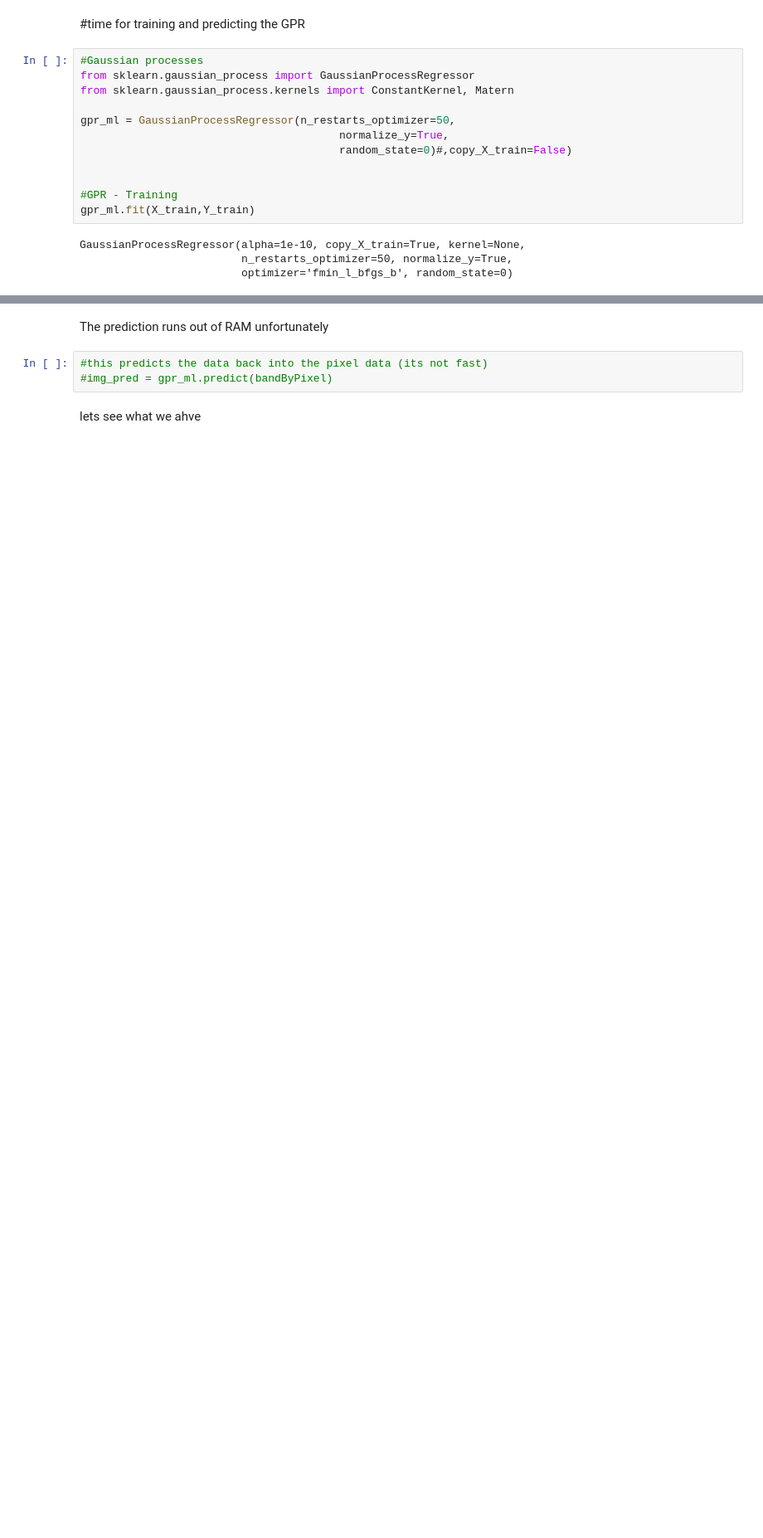
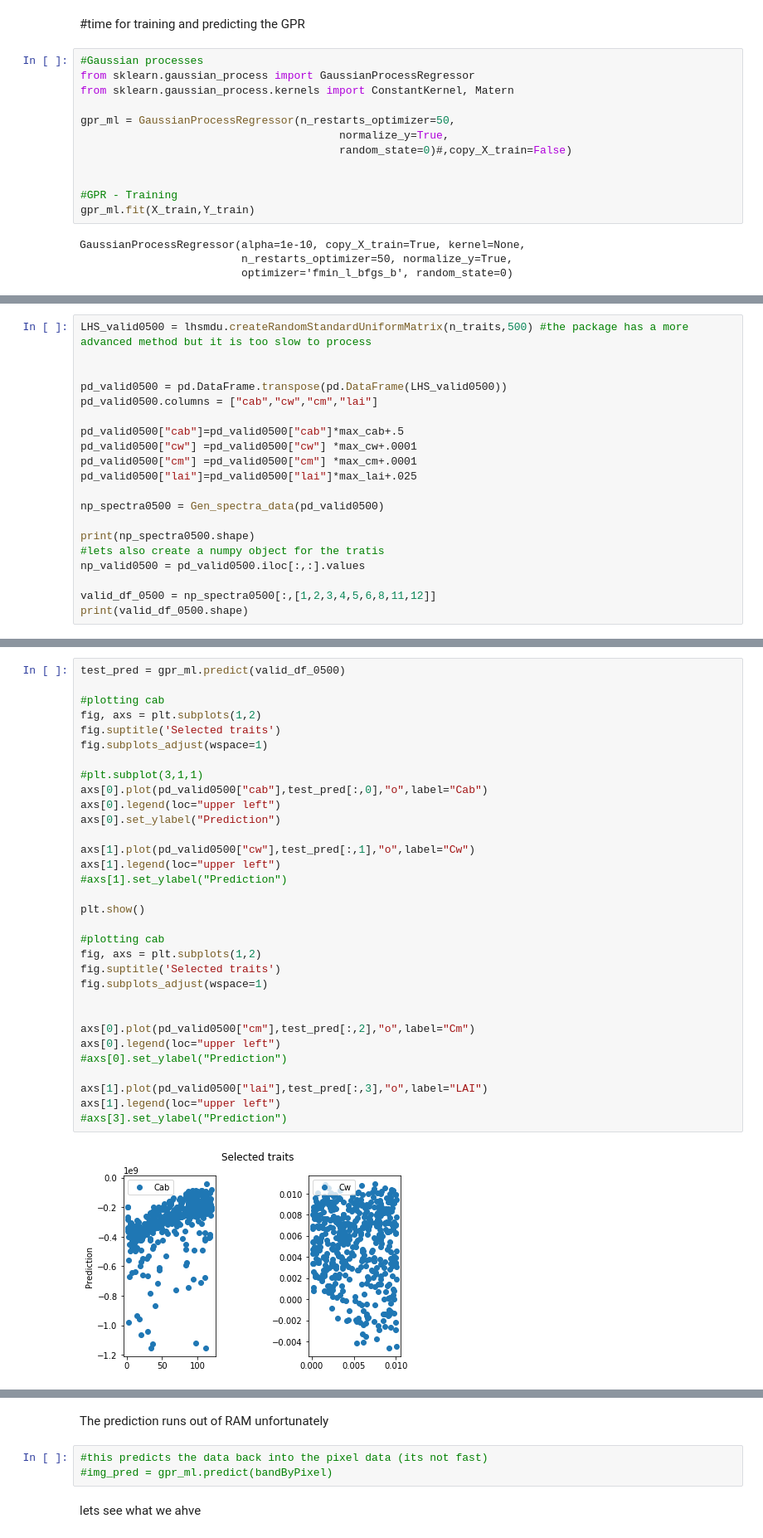
Before and after one commit to nunocesarsa/GoogleColab_public, a Jupyter notebook: RTM_ML_Predicting_a_raster_downloaded_from_GEE.ipynb, the cells around one changed output, grey strips where cells are left out. Shown at 83% size. Cells and saved outputs as stored; diff of their text form; blank space fills up the shorter version.

```diff
--- a/RTM_ML_Predicting_a_raster_downloaded_from_GEE.ipynb
+++ b/RTM_ML_Predicting_a_raster_downloaded_from_GEE.ipynb
@@ -463,0 +574,20 @@ GaussianProcessRegressor(alpha=1e-10, copy_X_train=True, kernel=None,
+# %%
+LHS_valid0500 = lhsmdu.createRandomStandardUniformMatrix(n_traits,500) #the package has a more advanced method but it is too slow to process
+
+
+pd_valid0500 = pd.DataFrame.transpose(pd.DataFrame(LHS_valid0500))
+pd_valid0500.columns = ["cab","cw","cm","lai"]
+
+pd_valid0500["cab"]=pd_valid0500["cab"]*max_cab+.5
+pd_valid0500["cw"] =pd_valid0500["cw"] *max_cw+.0001
+pd_valid0500["cm"] =pd_valid0500["cm"] *max_cm+.0001
+pd_valid0500["lai"]=pd_valid0500["lai"]*max_lai+.025
+
+np_spectra0500 = Gen_spectra_data(pd_valid0500)
+
+print(np_spectra0500.shape)
+#lets also create a numpy object for the tratis
+np_valid0500 = pd_valid0500.iloc[:,:].values
+
+valid_df_0500 = np_spectra0500[:,[1,2,3,4,5,6,8,11,12]]
+print(valid_df_0500.shape)
@@ -463,0 +597,34 @@ GaussianProcessRegressor(alpha=1e-10, copy_X_train=True, kernel=None,
+# %%
+test_pred = gpr_ml.predict(valid_df_0500)
+
+#plotting cab
+fig, axs = plt.subplots(1,2)
+fig.suptitle('Selected traits')
+fig.subplots_adjust(wspace=1)
+
+#plt.subplot(3,1,1)
+axs[0].plot(pd_valid0500["cab"],test_pred[:,0],"o",label="Cab")
+axs[0].legend(loc="upper left")
+axs[0].set_ylabel("Prediction")
+
+axs[1].plot(pd_valid0500["cw"],test_pred[:,1],"o",label="Cw")
+axs[1].legend(loc="upper left")
+#axs[1].set_ylabel("Prediction")
+
+plt.show()
+
+#plotting cab
+fig, axs = plt.subplots(1,2)
+fig.suptitle('Selected traits')
+fig.subplots_adjust(wspace=1)
+
+
+axs[0].plot(pd_valid0500["cm"],test_pred[:,2],"o",label="Cm")
+axs[0].legend(loc="upper left")
+#axs[0].set_ylabel("Prediction")
+
+axs[1].plot(pd_valid0500["lai"],test_pred[:,3],"o",label="LAI")
+axs[1].legend(loc="upper left")
+#axs[3].set_ylabel("Prediction")
+# %% [output]
+[figure, added]
```
Also changed, not shown: parts of 38 cells of this notebook.
